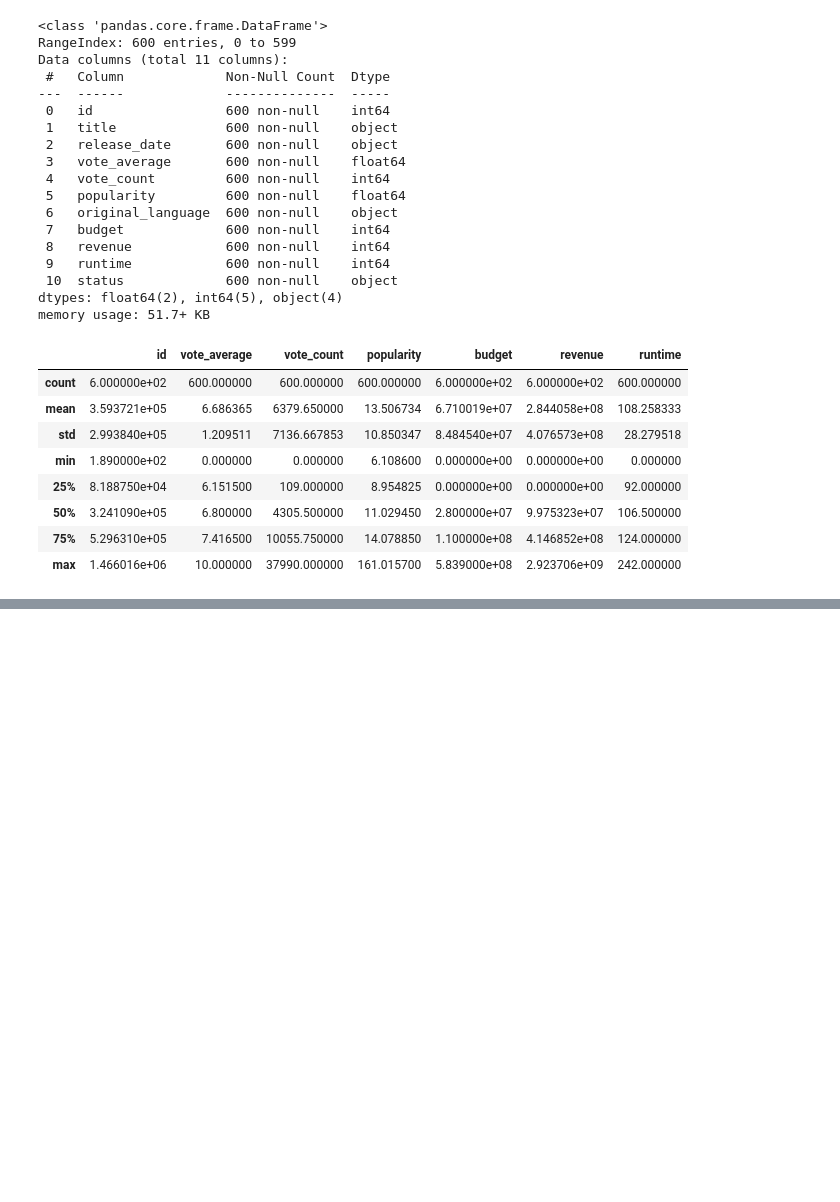
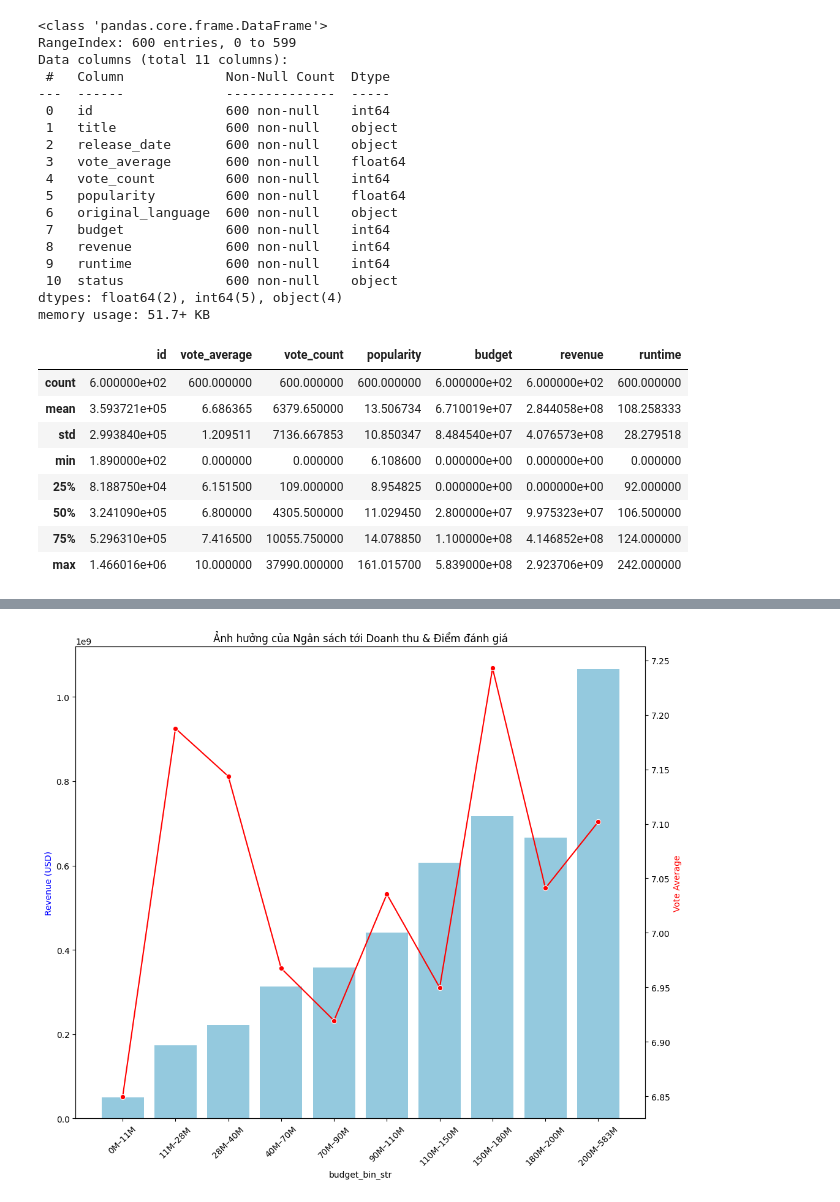
Before and after one commit to nhnghia214/Vietnam-Movies-Analysis-2009-2023, a Jupyter notebook: notebooks/exploratory_sample.ipynb, the cells around one changed output, grey strips where cells are left out. Saved outputs shown, nothing was run; the diff lists cells and outputs as text; code cells hidden in the pictures; blank space fills up the shorter version.

```diff
--- a/notebooks/exploratory_sample.ipynb
+++ b/notebooks/exploratory_sample.ipynb
@@ -74,0 +266,32 @@ memory usage: 51.7+ KB
+# %%
+
+# Nhóm theo ngân sách và tính trung bình revenue, vote_average
+# Chia ngân sách thành 10 nhóm (bins)
+df["budget_bin"] = pd.qcut(df["budget"], q=10, duplicates="drop")
+
+# Nhóm theo bin
+budget_group = df.groupby("budget_bin")[["revenue","vote_average"]].mean().reset_index()
+# Rút gọn biểu diễn của Interval thành chuỗi tóm tắt
+def simplify_interval(interval):
+    return f"{int(interval.left/1e6)}M–{int(interval.right/1e6)}M"
+
+budget_group["budget_bin_str"] = budget_group["budget_bin"].apply(simplify_interval)
+
+# Vẽ biểu đồ
+fig, ax1 = plt.subplots(figsize=(12,10))
+
+# Revenue (cột xanh)
+sns.barplot(data=budget_group, x="budget_bin_str", y="revenue", ax=ax1, color="skyblue")
+ax1.set_ylabel("Revenue (USD)", color="blue")
+ax1.tick_params(axis="x", rotation=45)
+
+# Vote Average (đường đỏ)
+ax2 = ax1.twinx()
+sns.lineplot(data=budget_group, x="budget_bin_str", y="vote_average", ax=ax2, color="red", marker="o")
+ax2.set_ylabel("Vote Average", color="red")
+
+plt.title("Ảnh hưởng của Ngân sách tới Doanh thu & Điểm đánh giá")
+plt.xlabel("Budget Bins")
+plt.show()
+# %% [output]
+[figure, added]
```
Also changed, not shown: parts of 9 cells of this notebook, 3 other files.
